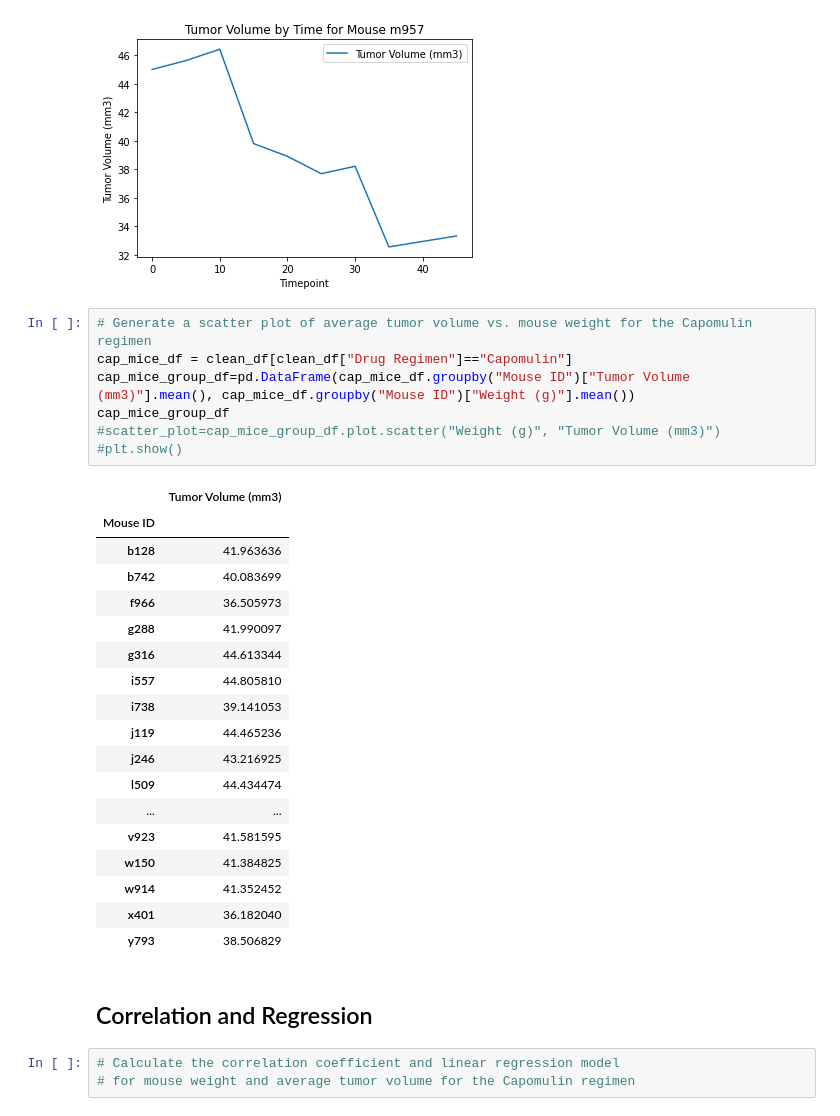
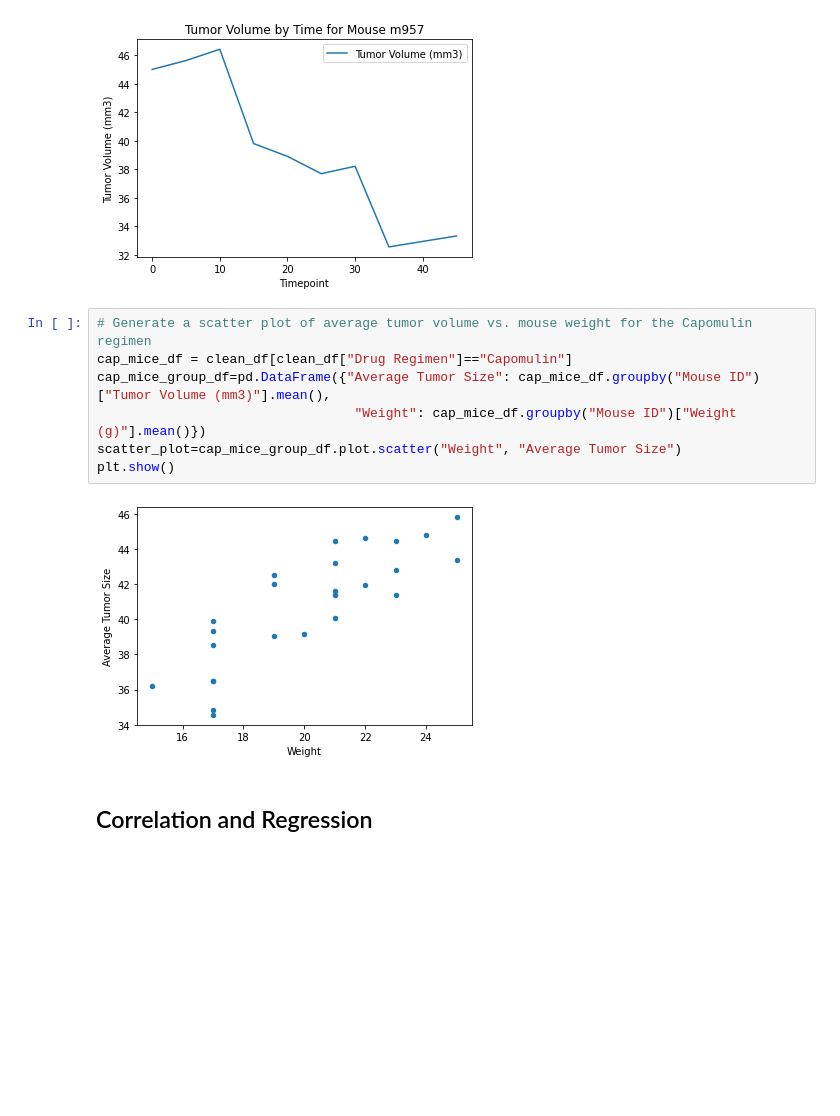
Before and after one commit to NateWitte/matplotlib-challenge, a Jupyter notebook: pymaceuticals_Witte.ipynb, the cells around one changed output. Saved outputs shown, nothing was run; the diff lists cells and outputs as text; blank space fills up the shorter version.

```diff
--- a/pymaceuticals_Witte.ipynb
+++ b/pymaceuticals_Witte.ipynb
@@ -312,31 +313,11 @@ plt.show()
 # %%
 # Generate a scatter plot of average tumor volume vs. mouse weight for the Capomulin regimen
 cap_mice_df = clean_df[clean_df["Drug Regimen"]=="Capomulin"]
-cap_mice_group_df=pd.DataFrame(cap_mice_df.groupby("Mouse ID")["Tumor Volume (mm3)"].mean(), cap_mice_df.groupby("Mouse ID")["Weight (g)"].mean())
-cap_mice_group_df
-#scatter_plot=cap_mice_group_df.plot.scatter("Weight (g)", "Tumor Volume (mm3)")
-#plt.show()
+cap_mice_group_df=pd.DataFrame({"Average Tumor Size": cap_mice_df.groupby("Mouse ID")["Tumor Volume (mm3)"].mean(),
+                                 "Weight": cap_mice_df.groupby("Mouse ID")["Weight (g)"].mean()})
+scatter_plot=cap_mice_group_df.plot.scatter("Weight", "Average Tumor Size")
+plt.show()
 # %% [output]
-|  | Tumor Volume (mm3) |
-| Mouse ID |  |
-| b128 | 41.963636 |
-| b742 | 40.083699 |
-| f966 | 36.505973 |
-| g288 | 41.990097 |
-| g316 | 44.613344 |
-| i557 | 44.805810 |
-| i738 | 39.141053 |
-| j119 | 44.465236 |
-| j246 | 43.216925 |
-| l509 | 44.434474 |
-| ... | ... |
-| v923 | 41.581595 |
-| w150 | 41.384825 |
-| w914 | 41.352452 |
-| x401 | 36.182040 |
-| y793 | 38.506829 |
+[figure, added]
 # %% [markdown]
 ## Correlation and Regression
-# %%
-# Calculate the correlation coefficient and linear regression model
-# for mouse weight and average tumor volume for the Capomulin regimen
```
Also changed, not shown: parts of 2 cells of this notebook.
